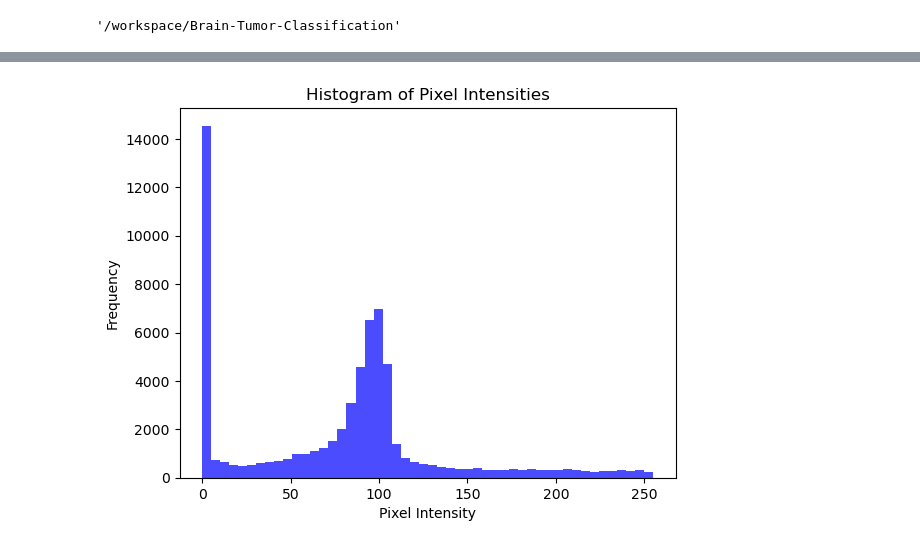
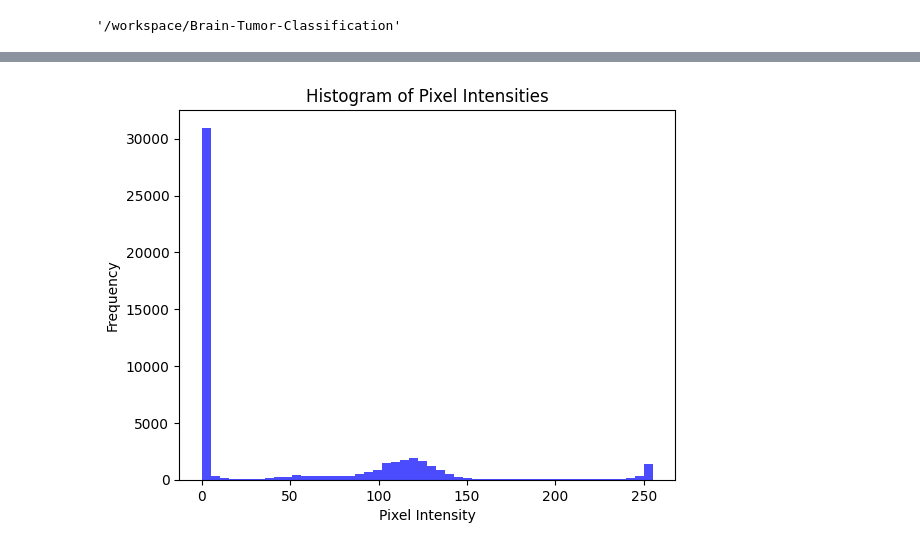
Before and after one commit to earfunnyy/Brain-Tumor-Classification, a Jupyter notebook: exploration.ipynb, the cells around one changed output, grey strips where cells are left out. Drawn from its saved outputs; the diff is of its cells as text; code cells hidden in the pictures.

Commit message:
changing dataset

```diff
--- a/exploration.ipynb
+++ b/exploration.ipynb
@@ -272,10 +272,10 @@ def plot_pixel_histogram(image_path):
     plt.title('Histogram of Pixel Intensities')
     plt.show()
 # %%
-image_path = cwd+'/dataset/raw/normal/N_1.jpg'
+image_path = cwd+'/dataset/raw/Training/notumor/Tr-no_0010.jpg'
 plot_pixel_histogram(image_path)
 # %% [output]
-[figure, old version]
+[figure, new version]
 # %%
 statistics = calculate_folder_statistics(folder_paths)
 for folder, stats in statistics.items():
```
Also changed, not shown: parts of 10 cells of this notebook.
